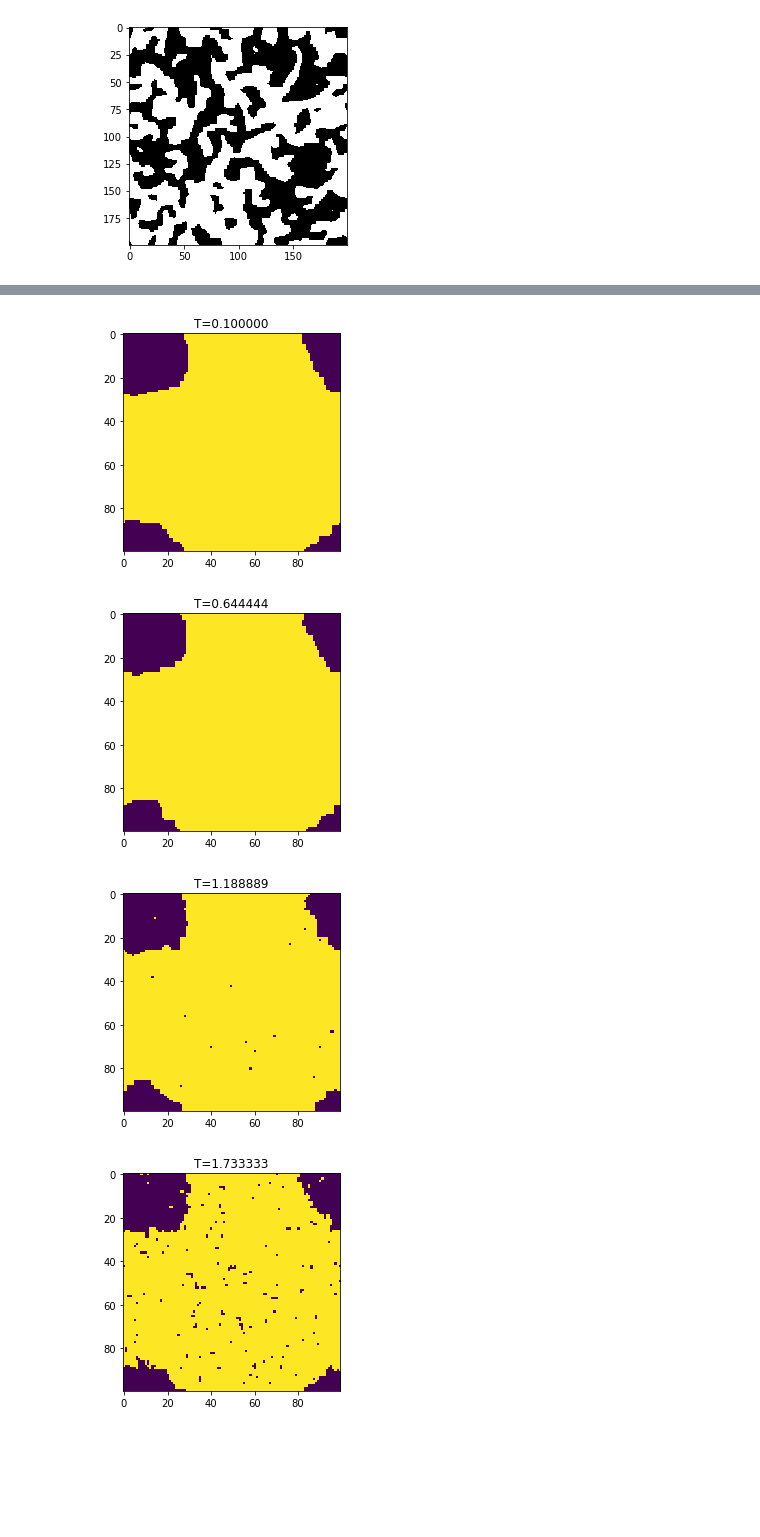
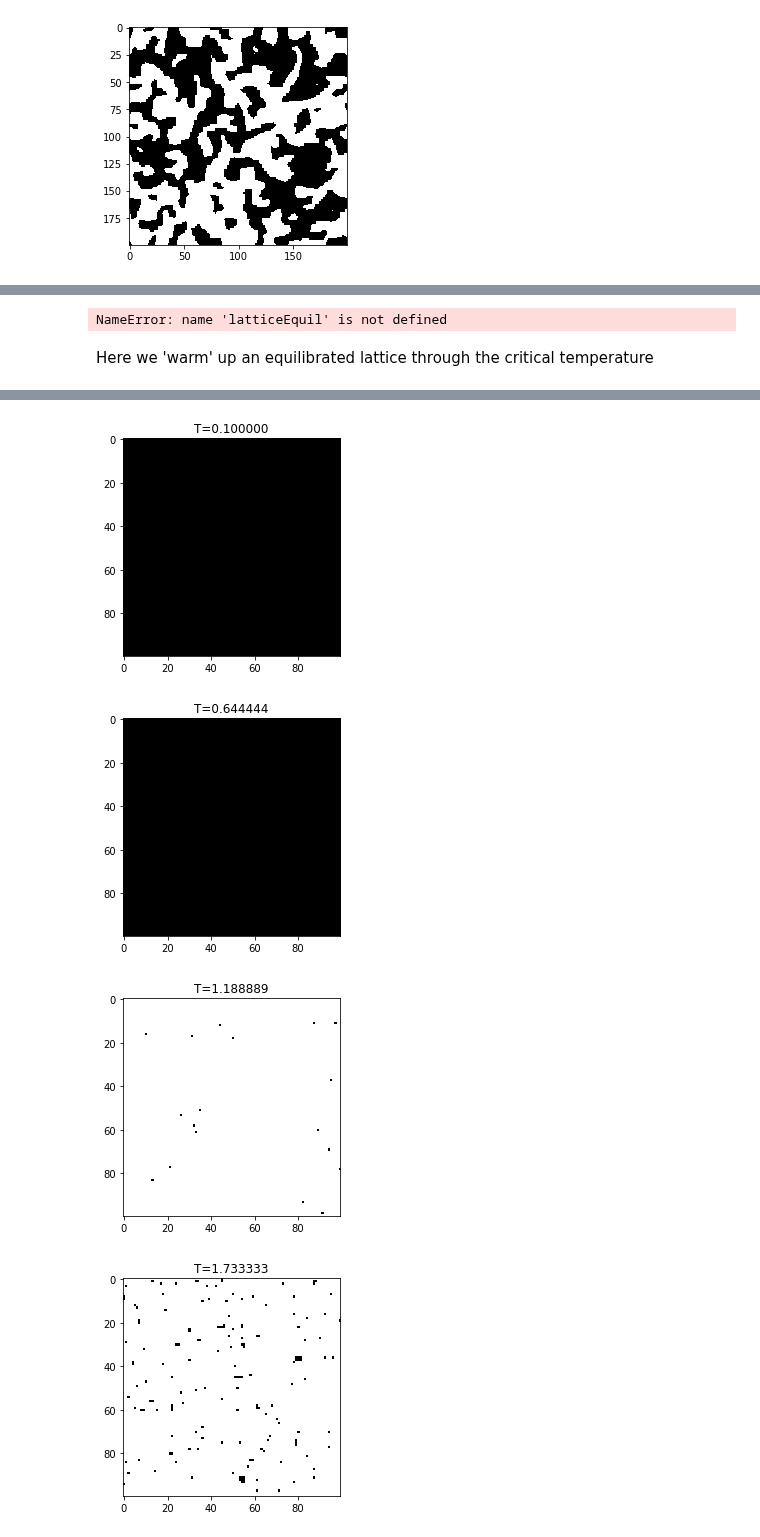
Before and after one commit to huskeypm/tutorials, a Jupyter notebook: che580/montecarlo/ising.ipynb, the cells around one changed output, grey strips where cells are left out. Saved outputs shown, nothing was run; the diff lists cells and outputs as text; code cells hidden in the pictures; blank space fills up the shorter version.

```diff
--- a/che580/montecarlo/ising.ipynb
+++ b/che580/montecarlo/ising.ipynb
@@ -60,24 +57,37 @@ WARNING: this needs to be initialized using actual energy ni a smarter way
+# %%
+plt.savetxt(latticeEquil,"mydata.txt")
+# %% [output]
+NameError: name 'latticeEquil' is not defined
+# %% [markdown]
+Here we 'warm' up an equilibrated lattice through the critical temperature
 # %%
-iters = 10
-Ts = np.linspace(0.1,5,iters)
+iters = 10   # number of temperatures
+Ts = np.linspace(0.1,5,iters) # range of temperatures
 #print Ts
 
+# wrappers for storing total magnetism, average energy, and heat capacity at different temperatures
 Ms = np.zeros(iters)
 Es = np.zeros(iters)
 cvs = np.zeros(iters)
 
+# here is where we store data from the previous step
 latticePrev,latticeEnergiesPrev = latticeEquil,latticeEnergiesEquil
 
 nsteps = 1e5
 import analyze
 for i,T in enumerate(Ts):
+    # simulate Ising model at temp T
     lattice,latticeEnergies,energies = ising.ising(n=n,nsteps=nsteps,T=T,lattice=latticePrev)
+
+    # compute average magnetic moment, energy and heat capacity
     M,E,cv = analyze.getStats(lattice,latticeEnergies,T)
+
+    # store results into arrays
     Ms[i] = M
     Es[i] = E
     cvs[i] = cv
     plt.figure()
-    plt.imshow(lattice)
+    plt.imshow(lattice,cmap="gray")
     plt.title("T=%f"%T)
     latticePrev,latticeEnergiesPrev = lattice,latticeEnergies
 # %% [output]
@@ -104,4 +94,4 @@ WARNING: this needs to be initialized using actual energy ni a smarter way
-[figure, old version]
+[figure, new version]
-[figure, old version]
+[figure, new version]
-[figure, old version]
+[figure, new version]
-[figure, old version]
+[figure, new version]
```
Also changed, not shown: parts of 15 cells of this notebook, 10 other files.
